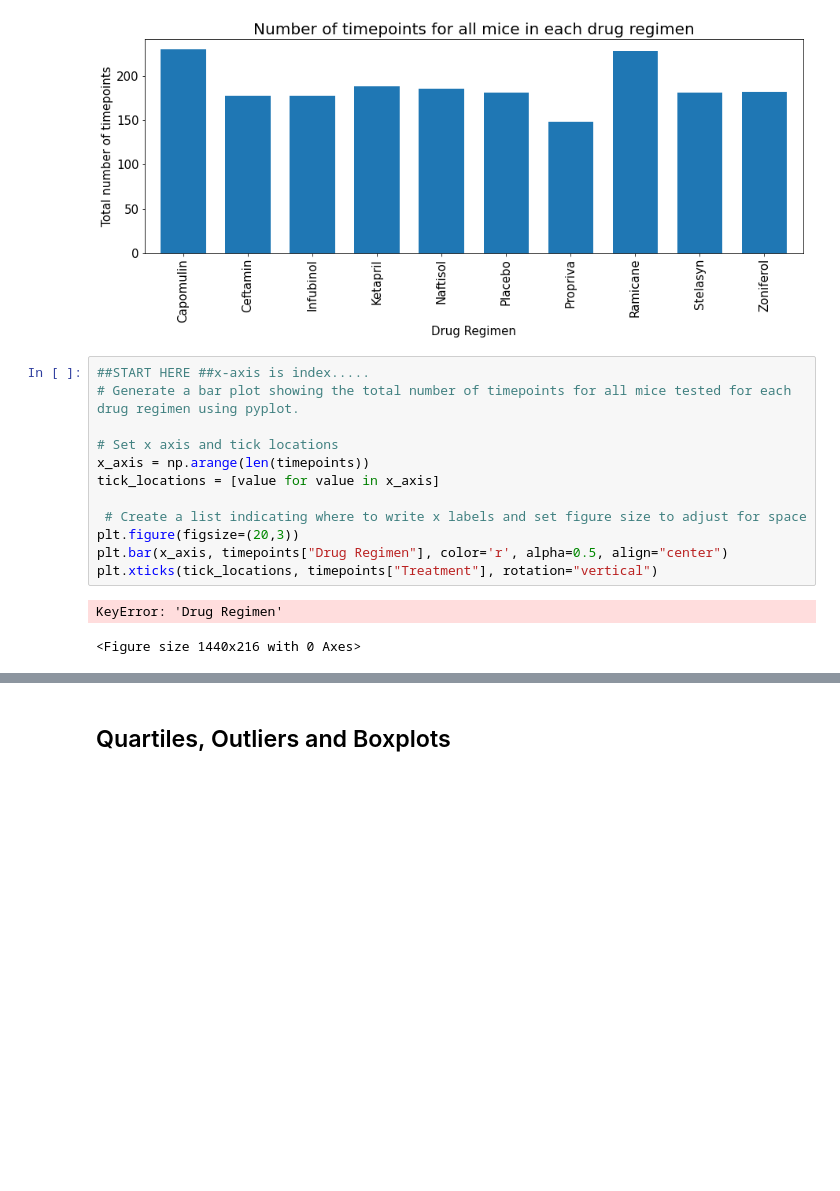
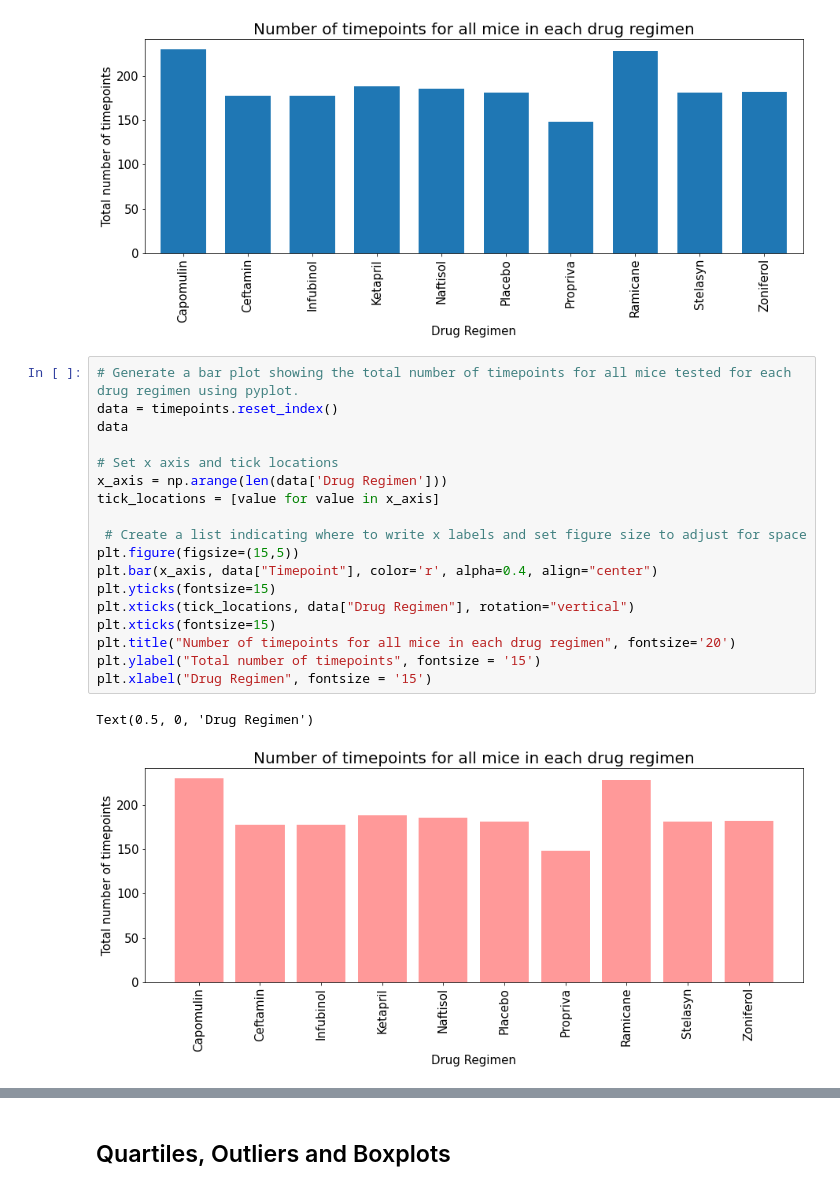
Before and after one commit to klbowman/Pharmaceutical-Data-Analysis, a Jupyter notebook: Pymaceuticals/pymaceuticals_kbowman.ipynb, the cells around one changed output, grey strips where cells are left out. Drawn from its saved outputs; the diff is of its cells as text; blank space fills up the shorter version.

```diff
--- a/Pymaceuticals/pymaceuticals_kbowman.ipynb
+++ b/Pymaceuticals/pymaceuticals_kbowman.ipynb
@@ -134,20 +134,26 @@ plt.show()
 # %% [output]
 [figure]
 # %%
-##START HERE ##x-axis is index.....
 # Generate a bar plot showing the total number of timepoints for all mice tested for each drug regimen using pyplot.
+data = timepoints.reset_index()
+data
 
 # Set x axis and tick locations
-x_axis = np.arange(len(timepoints))
+x_axis = np.arange(len(data['Drug Regimen']))
 tick_locations = [value for value in x_axis]
 
  # Create a list indicating where to write x labels and set figure size to adjust for space
-plt.figure(figsize=(20,3))
-plt.bar(x_axis, timepoints["Drug Regimen"], color='r', alpha=0.5, align="center")
-plt.xticks(tick_locations, timepoints["Treatment"], rotation="vertical")
+plt.figure(figsize=(15,5))
+plt.bar(x_axis, data["Timepoint"], color='r', alpha=0.4, align="center")
+plt.yticks(fontsize=15)
+plt.xticks(tick_locations, data["Drug Regimen"], rotation="vertical")
+plt.xticks(fontsize=15)
+plt.title("Number of timepoints for all mice in each drug regimen", fontsize='20')
+plt.ylabel("Total number of timepoints", fontsize = '15')
+plt.xlabel("Drug Regimen", fontsize = '15')
 # %% [output]
-KeyError: 'Drug Regimen'
+Text(0.5, 0, 'Drug Regimen')
-<Figure size 1440x216 with 0 Axes>
+[figure, added]
 # %%
 # Generate a pie plot showing the distribution of female versus male mice using Pandas
 gender = mouse_data_cleaned.drop_duplicates(subset=["Mouse ID"])
```
Also changed, not shown: parts of 11 cells of this notebook.
